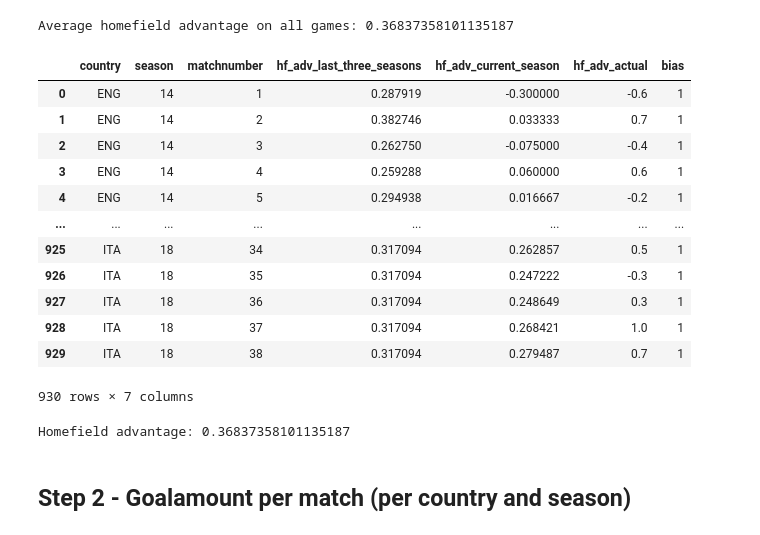
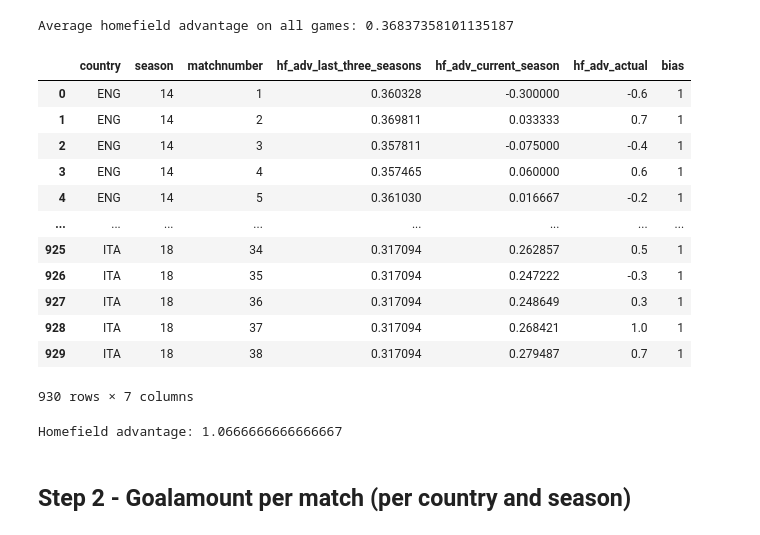
Before and after one commit to LUKEx76/football_prediction, a Jupyter notebook: heuer_model/heuer.ipynb, the cells around one changed output. Cells and saved outputs as stored; diff of their text form; code cells hidden in the pictures.

```diff
--- a/heuer_model/heuer.ipynb
+++ b/heuer_model/heuer.ipynb
@@ -56,31 +56,31 @@ Average homefield advantage on all games: 0.36837358101135187
 # %%
 # TODO: check if data isnt shifted
 df_country_season_homefield_adv = pd.read_csv(
     "data/country_season_homefield_adv.csv", sep=";")
 df_country_season_homefield_adv['bias'] = 1
 
 noise = np.random.normal(
-    avg_homefield_adv, 0.1, df_country_season_homefield_adv.shape[0] * 3)
+    avg_homefield_adv, 0.01, df_country_season_homefield_adv.shape[0] * 3)
 
 for index, row in df_country_season_homefield_adv.iterrows():
     if row["hf_adv_actual"] == 0:
         df_country_season_homefield_adv.at[index,
                                            "hf_adv_actual"] = noise[index]
     if row["hf_adv_current_season"] == 0:
         df_country_season_homefield_adv.at[index,
                                            "hf_adv_current_season"] = noise[df_country_season_homefield_adv.shape[0] + index]
     if row["hf_adv_last_three_seasons"] == 0:
         df_country_season_homefield_adv.at[index,
                                            "hf_adv_last_three_seasons"] = noise[df_country_season_homefield_adv.shape[0] * 2 + index]
 
 df_country_season_homefield_adv
 # %% [output]
 |  | country | season | matchnumber | hf_adv_last_three_seasons | hf_adv_current_season | hf_adv_actual | bias |
-| 0 | ENG | 14 | 1 | 0.287919 | -0.300000 | -0.6 | 1 |
-| 1 | ENG | 14 | 2 | 0.382746 | 0.033333 | 0.7 | 1 |
-| 2 | ENG | 14 | 3 | 0.262750 | -0.075000 | -0.4 | 1 |
-| 3 | ENG | 14 | 4 | 0.259288 | 0.060000 | 0.6 | 1 |
-| 4 | ENG | 14 | 5 | 0.294938 | 0.016667 | -0.2 | 1 |
+| 0 | ENG | 14 | 1 | 0.360328 | -0.300000 | -0.6 | 1 |
+| 1 | ENG | 14 | 2 | 0.369811 | 0.033333 | 0.7 | 1 |
+| 2 | ENG | 14 | 3 | 0.357811 | -0.075000 | -0.4 | 1 |
+| 3 | ENG | 14 | 4 | 0.357465 | 0.060000 | 0.6 | 1 |
+| 4 | ENG | 14 | 5 | 0.361030 | 0.016667 | -0.2 | 1 |
 | ... | ... | ... | ... | ... | ... | ... | ... |
 | 925 | ITA | 18 | 34 | 0.317094 | 0.262857 | 0.5 | 1 |
 | 926 | ITA | 18 | 35 | 0.317094 | 0.247222 | -0.3 | 1 |
@@ -98,7 +98,7 @@ def h_country_season_homefield_adv(country, season, matchnumber):
         f"country == '{country}' and season == {season} and matchnumber < {matchnumber}")
 
     X = sub_df[["hf_adv_last_three_seasons",
-                "hf_adv_current_season", "bias"]].values
+                "hf_adv_current_season"]].values # no bias
     y = sub_df["hf_adv_actual"].values
 
     w = closed_form_solution(X, y)
@@ -107,14 +107,14 @@ def h_country_season_homefield_adv(country, season, matchnumber):
     input_df = df_country_season_homefield_adv.query(
         f"country == '{country}' and season == {season} and matchnumber == {matchnumber}")
     input = input_df[["hf_adv_last_three_seasons",
-                      "hf_adv_current_season", "bias"]].values
+                      "hf_adv_current_season"]].values
 
     return np.dot(w, input.T)[0]
 
 
-print("Homefield advantage:", h_country_season_homefield_adv("ESP", 15, 1))
+print("Homefield advantage:", h_country_season_homefield_adv("ESP", 14, 2))
 # %% [output]
-Homefield advantage: 0.36837358101135187
+Homefield advantage: 1.0666666666666667
 # %% [markdown]
 ## Step 2 - Goalamount per match (per country and season)
 # %%
```
Also changed, not shown: parts of 8 cells of this notebook, 1 other file.
